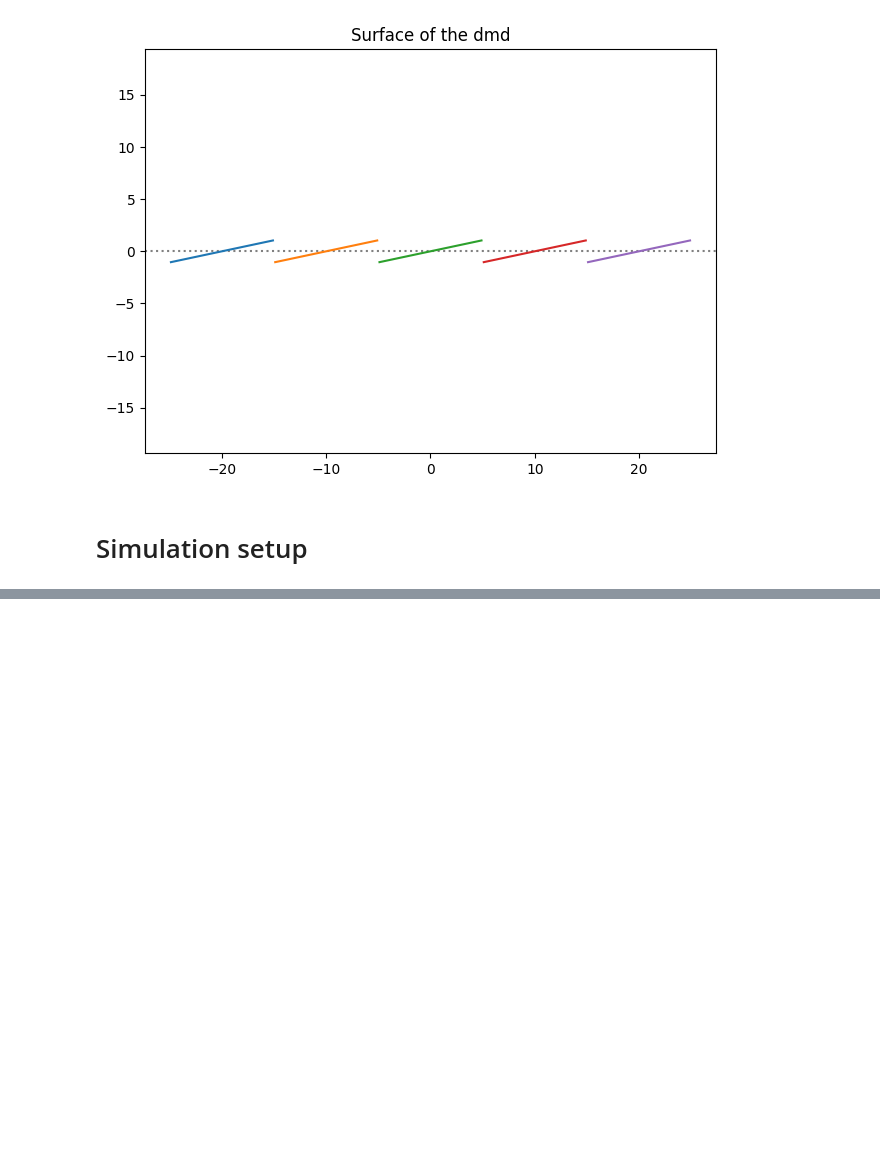
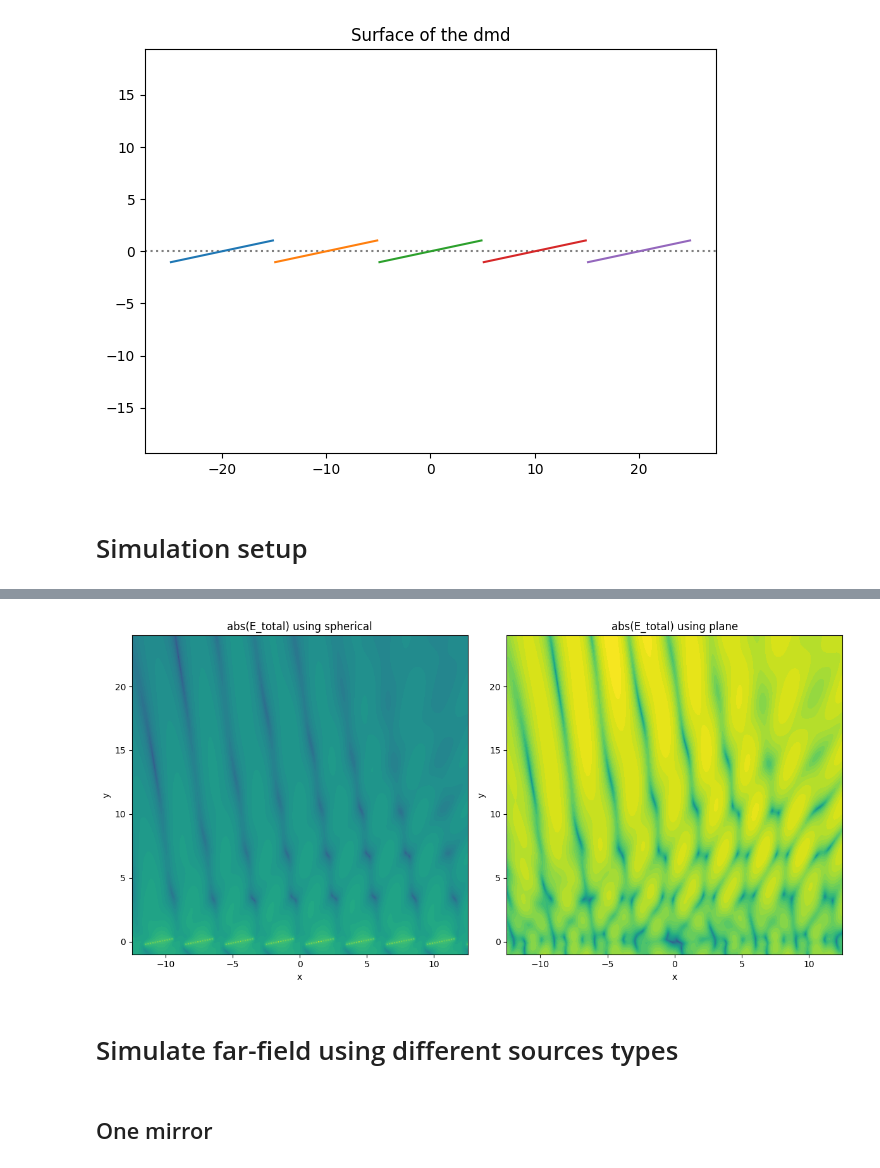
Before and after one commit to simon-fredrich/dmd_simulator, a Jupyter notebook: src/simulation_1d.ipynb, the cells around one changed output, grey strips where cells are left out. Saved outputs shown, nothing was run; the diff lists cells and outputs as text; code cells hidden in the pictures; blank space fills up the shorter version.

```diff
--- a/src/simulation_1d.ipynb
+++ b/src/simulation_1d.ipynb
@@ -80,0 +116,35 @@ plt.show()
+# %%
+# initiate dmd
+dmd_multi_mirror = Dmd1d(
+    tilt_angle=12,
+    mirror_size=2,
+    mirror_gap=1,
+    nr_x=10,
+    nr_sources_per_mirror=12
+)
+
+sim_multi_spherical = Simulation1d(
+    dmd=dmd_multi_mirror,
+    incident_angle=90,
+    wavelength=2,
+    field_dimensions=(25, 25),
+    res=50,
+    source_type="spherical"
+)
+
+sim_multi_plane = Simulation1d(
+    dmd=dmd_multi_mirror,
+    incident_angle=90,
+    wavelength=2,
+    field_dimensions=(25, 25),
+    res=50,
+    source_type="plane"
+)
+# %%
+plot_two_reflected_fields(sim_multi_spherical, sim_multi_plane)
+# %% [output]
+[figure, added]
+# %% [markdown]
+# Simulate far-field using different sources types
+# %% [markdown]
+## One mirror
```
Also changed, not shown: parts of 12 cells of this notebook, 9 other files.
